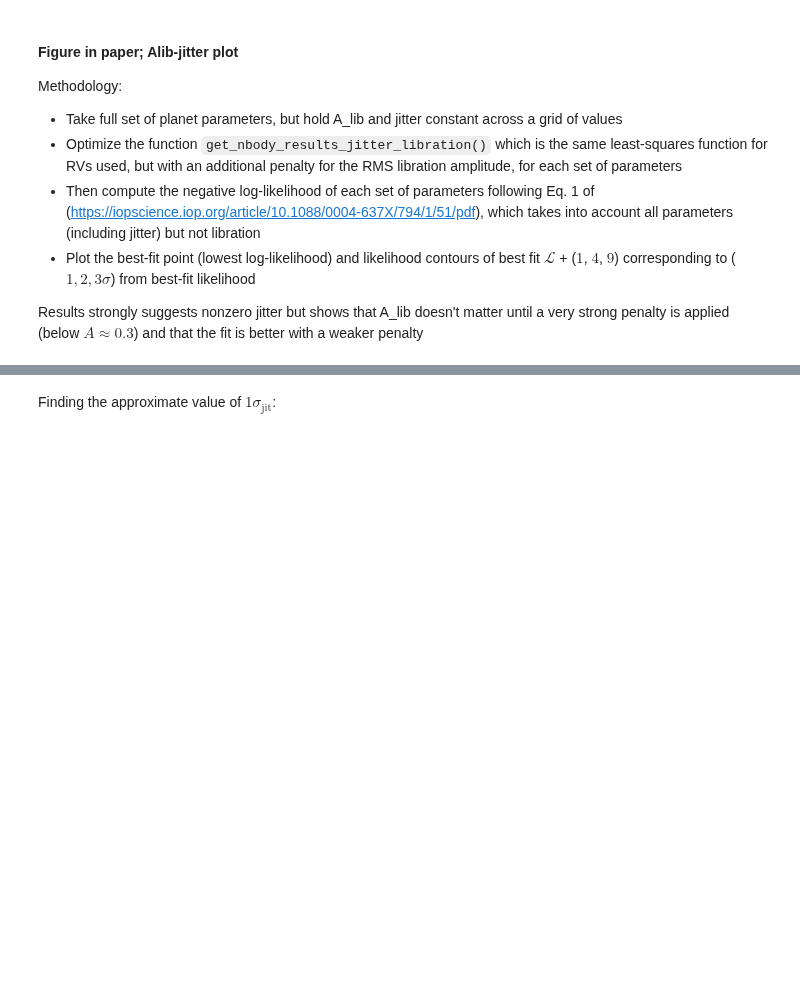
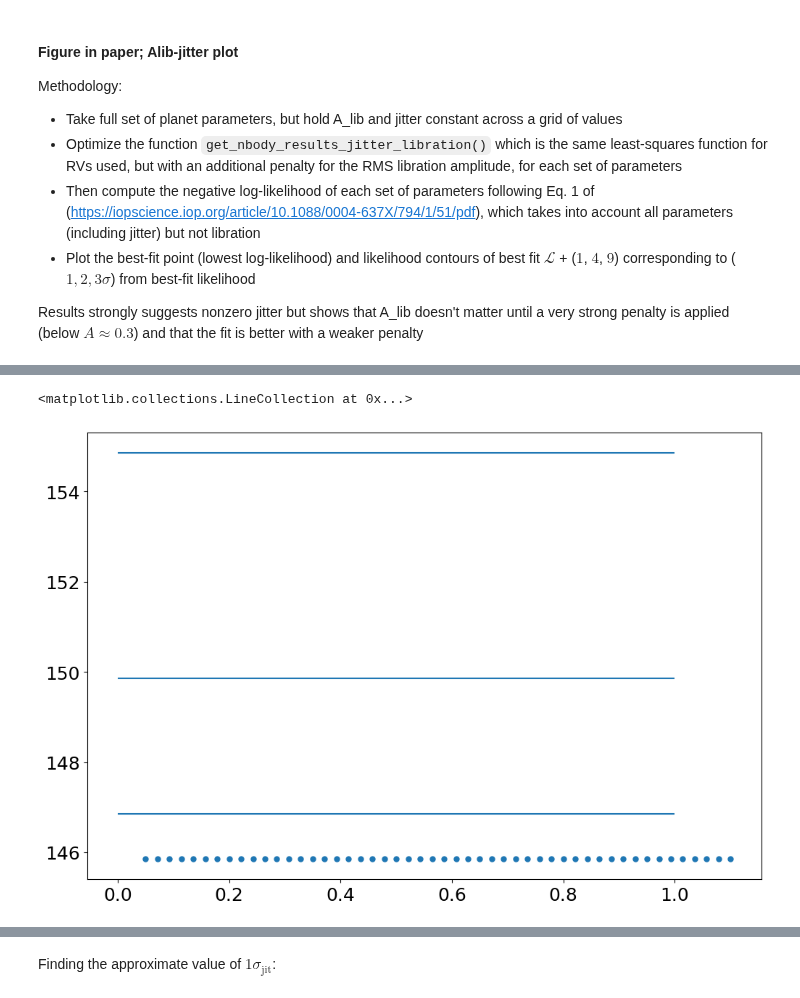
Before and after one commit to ia-chow/SURF2022, a Jupyter notebook: SURF/hd45364_jitter_sini_EDITED.ipynb, the cells around one changed output, grey strips where cells are left out. Drawn from its saved outputs; the diff is of its cells as text; code cells hidden in the pictures; blank space fills up the shorter version.

```diff
--- a/SURF/hd45364_jitter_sini_EDITED.ipynb
+++ b/SURF/hd45364_jitter_sini_EDITED.ipynb
@@ -730,0 +814,8 @@ plt.savefig('2021_fall-2022_winter/paper_figures/Alib_jitter_sini_contour.png')#
+# %%
+# neg_log_likelihoods = np.load('neg_log_likelihoods_everything_contours.npy')
+fig, ax = plt.subplots(1, 1, figsize = (12, 8), dpi=100)
+plt.scatter(Alibs, neg_log_likelihoods[:,min_likelihood_index[-1]])
+ax.hlines(levels, xmin=0., xmax=1.)
+# %% [output]
+<matplotlib.collections.LineCollection at 0x...>
+[figure, added]
```
Also changed, not shown: parts of 24 cells of this notebook, 5 other files.
